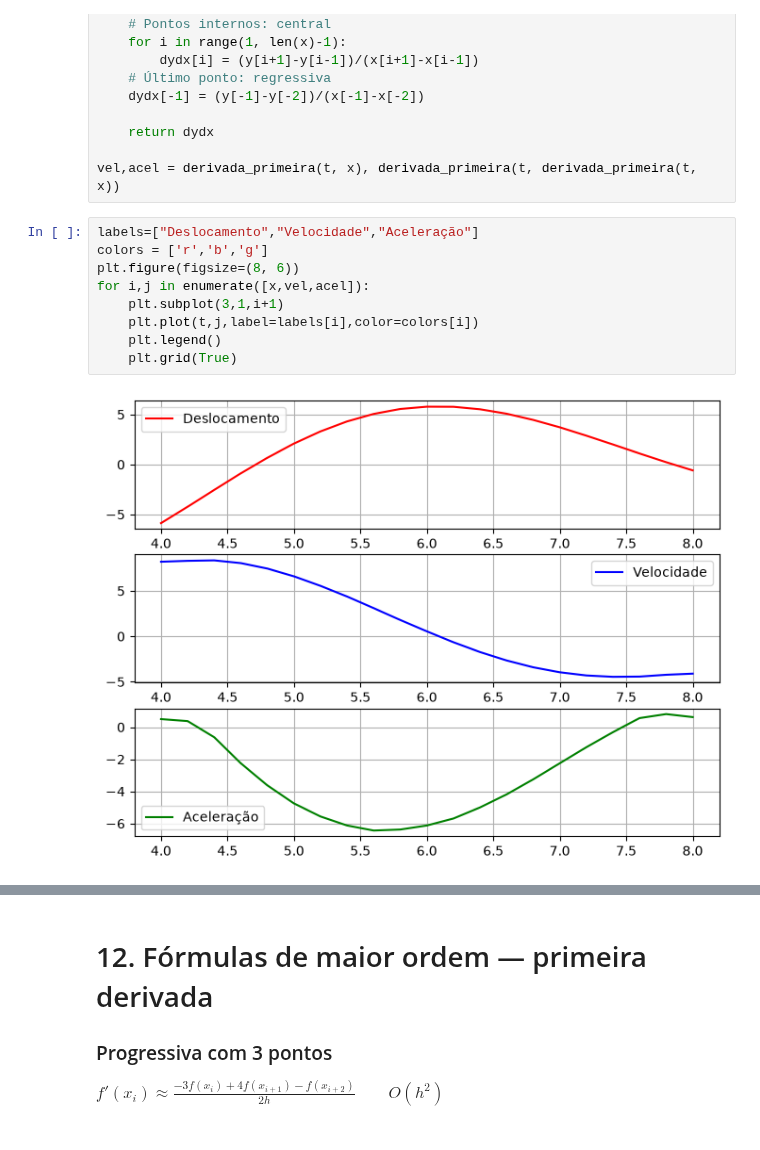
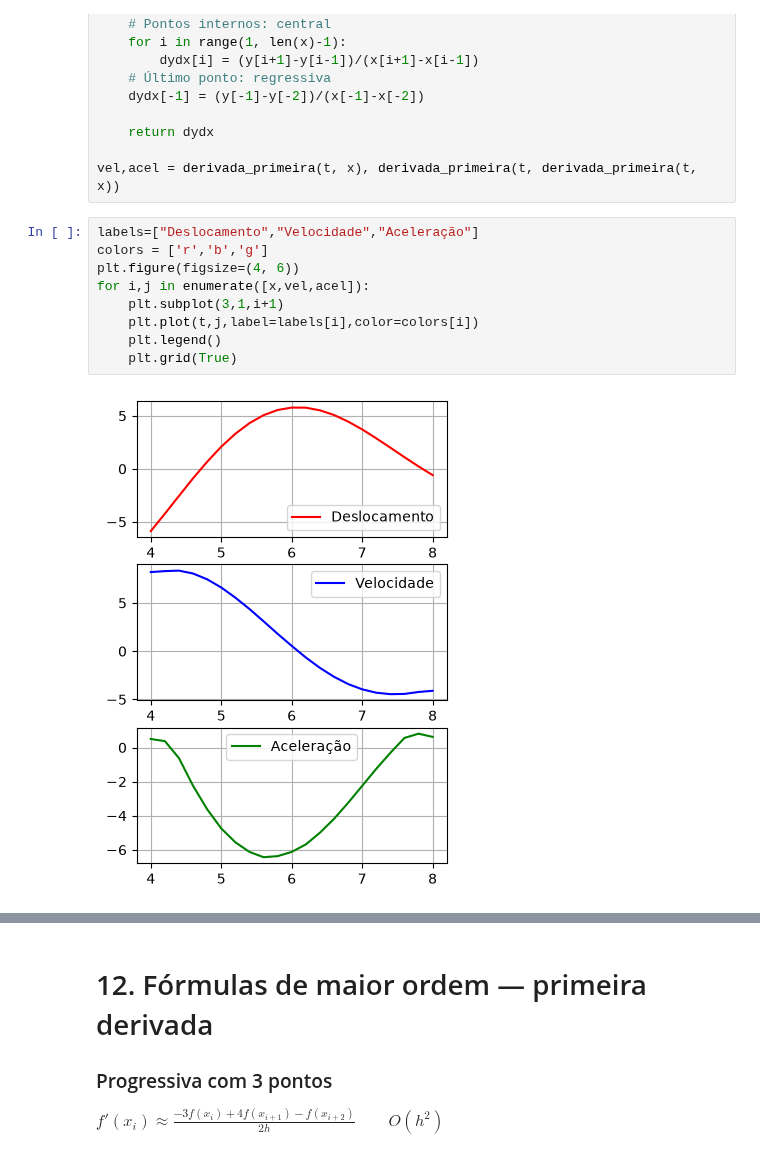
Before and after one commit to JonathaCosta-IA/1-NM_GitHub, a Jupyter notebook: C-NoteBooks/4-MN_Diferenciacao_Numerica.ipynb, the cells around one changed output, grey strips where cells are left out. Cells and saved outputs as stored; diff of their text form.

```diff
--- a/C-NoteBooks/4-MN_Diferenciacao_Numerica.ipynb
+++ b/C-NoteBooks/4-MN_Diferenciacao_Numerica.ipynb
@@ -479,14 +479,14 @@ vel,acel = derivada_primeira(t, x), derivada_primeira(t, derivada_primeira(t, x)
 # %%
 labels=["Deslocamento","Velocidade","Aceleração"]
 colors = ['r','b','g']
-plt.figure(figsize=(8, 6))
+plt.figure(figsize=(4, 6))
 for i,j in enumerate([x,vel,acel]):
     plt.subplot(3,1,i+1)
     plt.plot(t,j,label=labels[i],color=colors[i])
     plt.legend()
     plt.grid(True)
 # %% [output]
-[figure, old version]
+[figure, new version]
 # %% [markdown]
 # 10. Série de Taylor — origem das fórmulas
 
```
Also changed, not shown: parts of 24 cells of this notebook.
